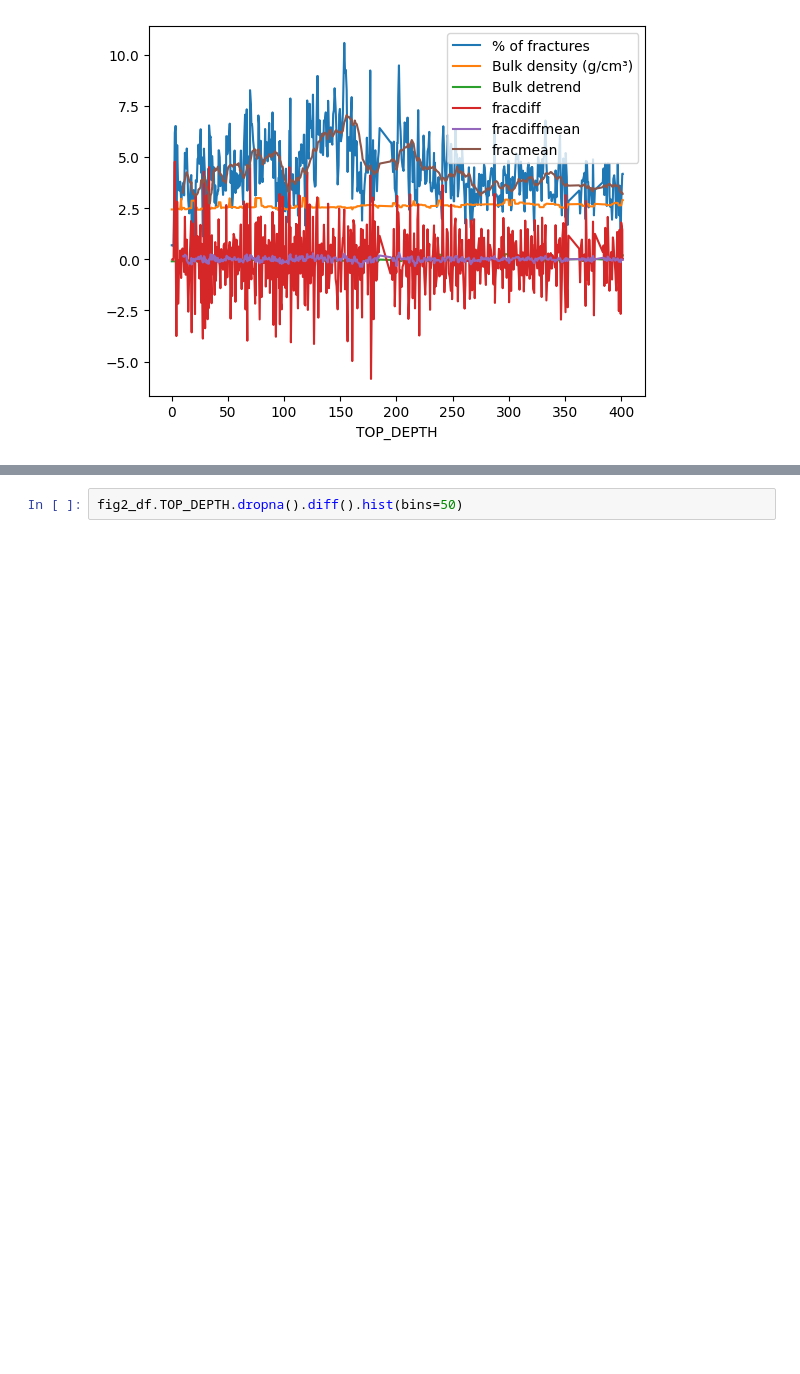
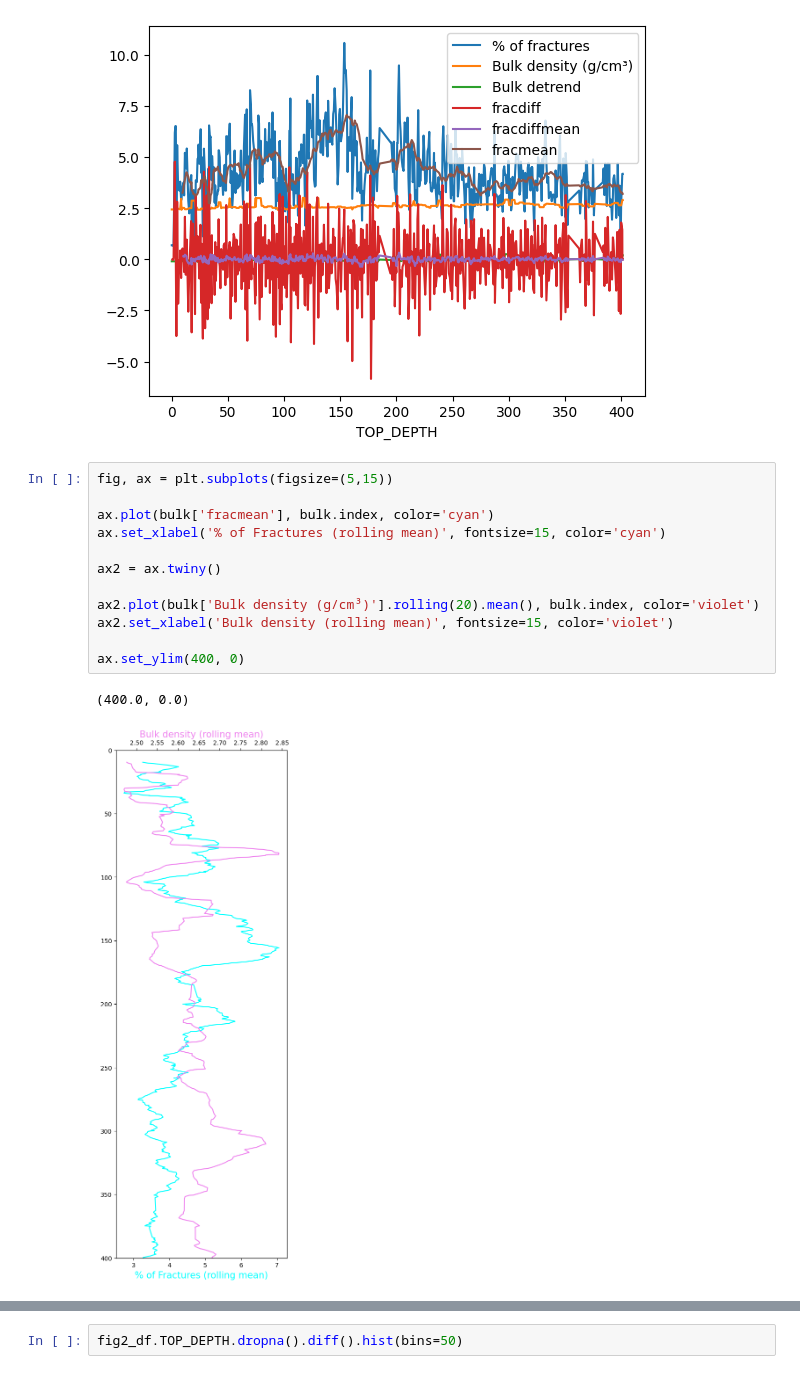
Before and after one commit to SerpRateAI/AI-pipeline-boreholes, a Jupyter notebook: paper-figures.ipynb, the cells around one changed output, grey strips where cells are left out. Drawn from its saved outputs; the diff is of its cells as text; blank space fills up the shorter version.

```diff
--- a/paper-figures.ipynb
+++ b/paper-figures.ipynb
@@ -204,3 +229,18 @@ bulk.corr()
 | fracdiffmean | 0.642166 | -0.054463 | -0.030936 | 0.415000 | 1.000000 | 0.059439 |
 | fracmean | 0.512475 | -0.135106 | -0.051267 | -0.032424 | 0.059439 | 1.000000 |
 [figure]
+# %%
+fig, ax = plt.subplots(figsize=(5,15))
+
+ax.plot(bulk['fracmean'], bulk.index, color='cyan')
+ax.set_xlabel('% of Fractures (rolling mean)', fontsize=15, color='cyan')
+
+ax2 = ax.twiny()
+
+ax2.plot(bulk['Bulk density (g/cm³)'].rolling(20).mean(), bulk.index, color='violet')
+ax2.set_xlabel('Bulk density (rolling mean)', fontsize=15, color='violet')
+
+ax.set_ylim(400, 0)
+# %% [output]
+(400.0, 0.0)
+[figure, added]
```
Also changed, not shown: parts of 9 cells of this notebook.
